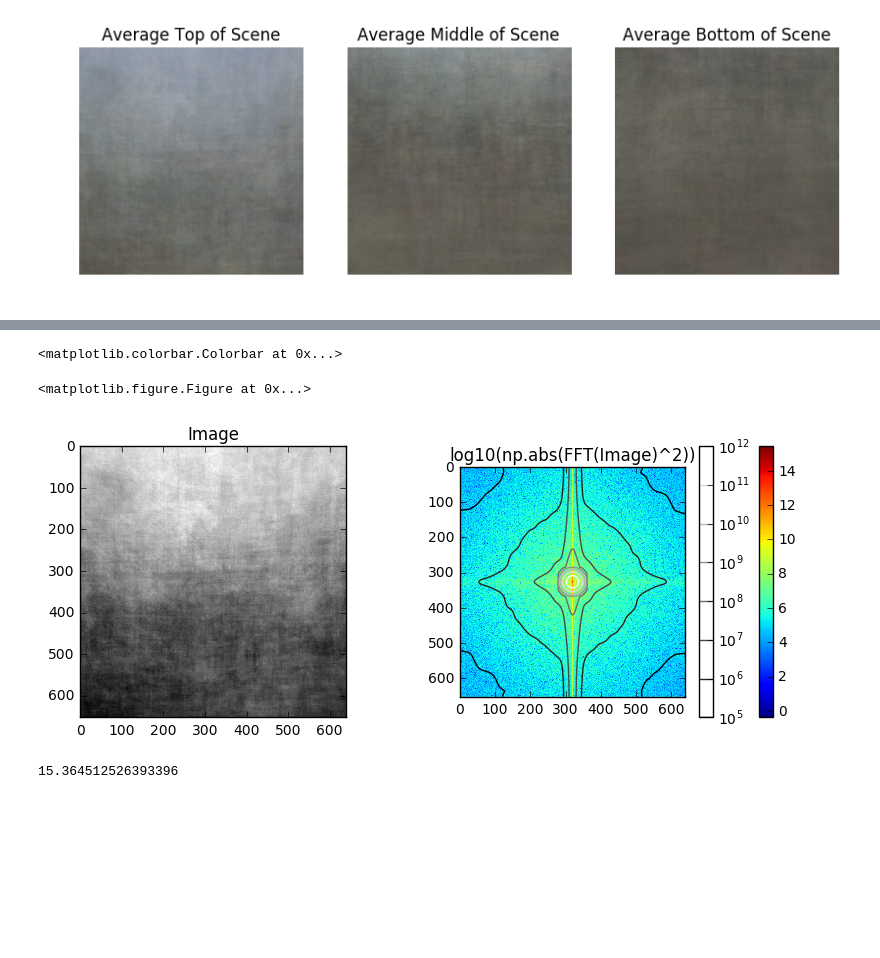
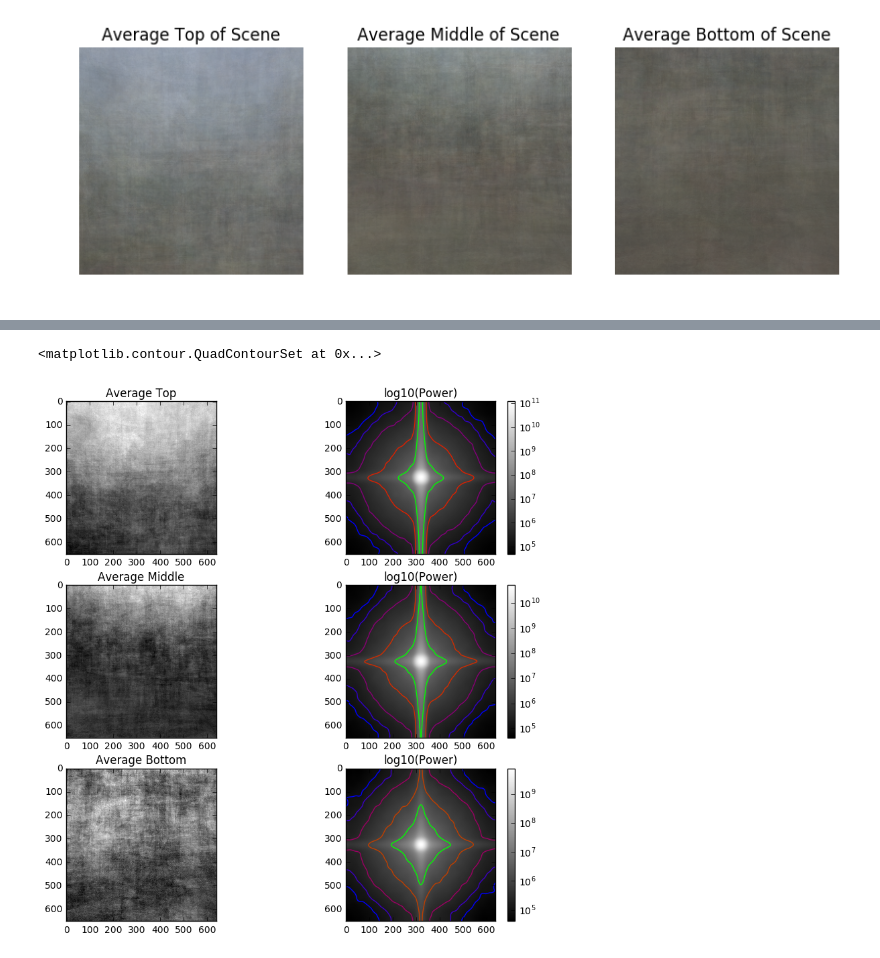
Before and after one commit to Akshugopi/myopiaNaturalScenes, a Jupyter notebook: myopiaNaturalScenes.ipynb, the cells around one changed output, grey strips where cells are left out. Cells and saved outputs as stored; diff of their text form; code cells hidden in the pictures; blank space fills up the shorter version.

```diff
--- a/myopiaNaturalScenes.ipynb
+++ b/myopiaNaturalScenes.ipynb
@@ -150,26 +170,47 @@ plt.colorbar()
-# %%
-image, ft2d, ps2d = spatialft(avgim)
-
-#2d power spectra
-plt.figure(figsize=(10, 3.5))
-#fig,axes=
-plt.subplots(nrows=1,ncols=2,figsize =(10,3.5))
-
-plt.subplot(1,2,1,title='Image')
-plt.imshow(image, interpolation='none',cmap='gray')
-
-plt.subplot(1,2,2,title='log10(np.abs(FFT(Image)^2))')
-plt.imshow(np.log10(ps2d), interpolation='none')
-#ls=np.linspace(np.min(ps2d),np.max(ps2d),10)
-interp_ps2d = scipy.ndimage.filters.gaussian_filter(ps2d,10)
-plt.colorbar()
-plt.contour(interp_ps2d,cmap='gray',norm = mpl.colors.LogNorm())
-plt.colorbar()
-# %% [output]
-<matplotlib.colorbar.Colorbar at 0x...>
-<matplotlib.figure.Figure at 0x...>
-[figure, removed]
-# %%
-np.max(np.log10(ps2d))
-# %% [output]
-15.364512526393396
+# %%
+image, ft2d, ps2d = spatialft(avgim)
+
+#2d power spectra
+#plt.figure(figsize=(10, 10))
+#fig,axes=
+plt.subplots(nrows=1,ncols=2,figsize =(10,10))
+
+#AVERAGE TOP
+image_top, ft2d_top, ps2d_top = spatialft(avgim_top)
+plt.subplot(3,2,1,title='Average Top')
+plt.imshow(image_top, interpolation='none',cmap='gray')
+
+plt.subplot(3,2,2,title='log10(Power)')
+interp_ps2d_top = scipy.ndimage.filters.gaussian_filter(ps2d_top,interp_val)
+plt.imshow(interp_ps2d_top, cmap="gray", norm=mpl.colors.LogNorm())
+plt.colorbar()
+sim_contours_top = get_logspace_contours(interp_ps2d_top)
+plt.contour(interp_ps2d_top,levels=sim_contours_top, cmap=c_cmap ,norm = mpl.colors.LogNorm())
+
+#AVERAGE MIDDLE
+image_middle, ft2d_middle, ps2d_middle = spatialft(avgim_middle)
+plt.subplot(3,2,3,title='Average Middle')
+plt.imshow(image_middle, interpolation='none',cmap='gray')
+
+plt.subplot(3,2,4,title='log10(Power)')
+interp_ps2d_middle = scipy.ndimage.filters.gaussian_filter(ps2d_middle,interp_val)
+plt.imshow(interp_ps2d_middle, cmap="gray", norm=mpl.colors.LogNorm())
+plt.colorbar()
+sim_contours_middle = get_logspace_contours(interp_ps2d_middle)
+plt.contour(interp_ps2d_middle,levels=sim_contours_middle, cmap=c_cmap ,norm = mpl.colors.LogNorm())
+
+
+#AVERAGE BOTTOM
+image_bottom, ft2d_bottom, ps2d_bottom = spatialft(avgim_bottom)
+plt.subplot(3,2,5,title='Average Bottom')
+plt.imshow(image_bottom, interpolation='none',cmap='gray')
+
+plt.subplot(3,2,6,title='log10(Power)')
+interp_ps2d_bottom = scipy.ndimage.filters.gaussian_filter(ps2d_bottom,interp_val)
+plt.imshow(interp_ps2d_bottom, cmap="gray", norm=mpl.colors.LogNorm())
+plt.colorbar()
+sim_contours_bottom = get_logspace_contours(interp_ps2d_bottom)
+plt.contour(interp_ps2d_bottom,levels=sim_contours_bottom, cmap=c_cmap ,norm = mpl.colors.LogNorm())
+# %% [output]
+<matplotlib.contour.QuadContourSet at 0x...>
+[figure, added]
```
Also changed, not shown: parts of 4 cells of this notebook.
